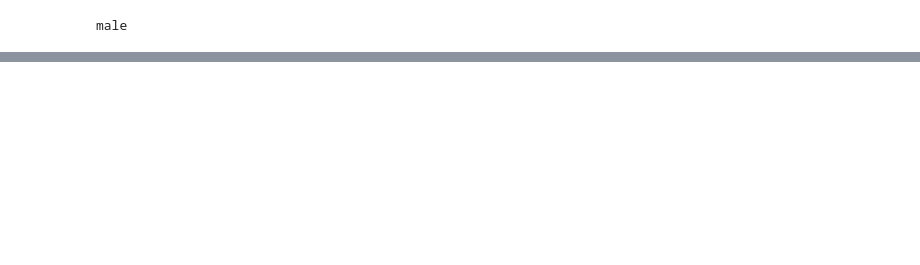
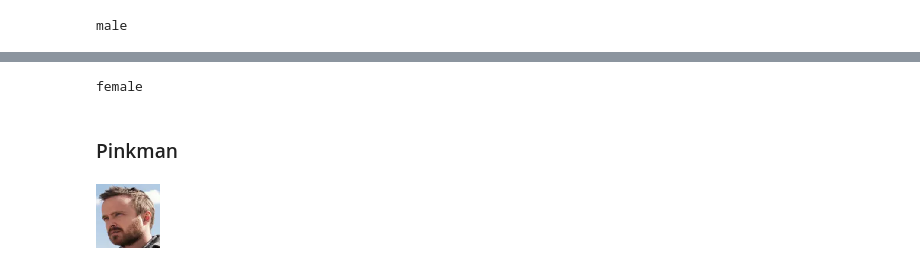
Before and after one commit to LBQBBQ/Gender-Classification---Deep-Learning-Project, a Jupyter notebook: CNN project - gender classification.ipynb, the cells around one changed output, grey strips where cells are left out. Saved outputs shown, nothing was run; the diff lists cells and outputs as text; code cells hidden in the pictures; blank space fills up the shorter version.

```diff
--- a/CNN project - gender classification.ipynb
+++ b/CNN project - gender classification.ipynb
@@ -135,0 +146,13 @@ male
+# %%
+import numpy as np
+from keras.preprocessing import image
+from keras import utils
+test_image = utils.load_img('single predict pic/Skyler White.jpg', target_size = (64, 64),grayscale=False,color_mode='rgb',interpolation='nearest',keep_aspect_ratio=False)
+test_image = utils.img_to_array(test_image)
+test_image = np.expand_dims(test_image, axis = 0)
+result = cnn_model.predict(test_image)
+training_set.class_indices
+if result[0][0] == 1:
+  prediction = 'male'
+else:
+  prediction = 'female'
@@ -135,0 +161,10 @@ male
+# %%
+print(prediction)
+# %% [output]
+female
+# %% [markdown]
+### Pinkman
+# %%
+utils.load_img('single predict pic/Pinkman.jpg', target_size = (64, 64),grayscale=False,color_mode='rgb',interpolation='nearest',keep_aspect_ratio=False)
+# %% [output]
+[figure, added]
```
Also changed, not shown: parts of 9 cells of this notebook, 6 other files.
